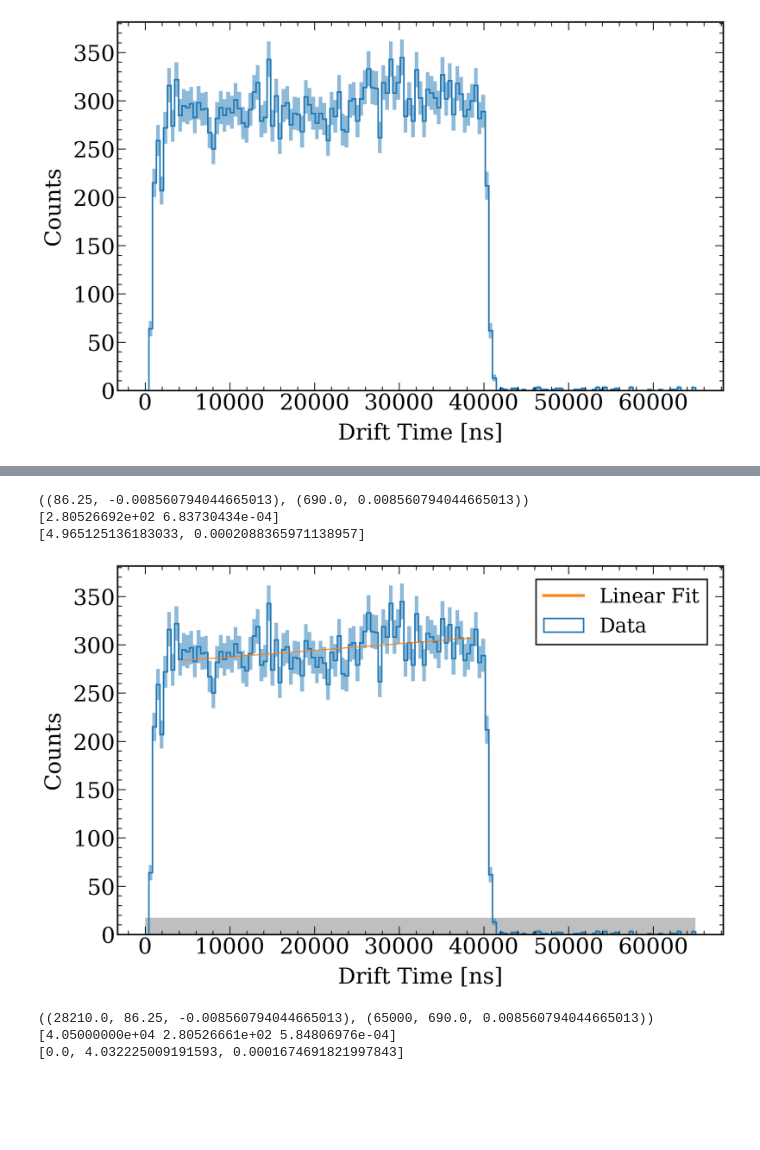
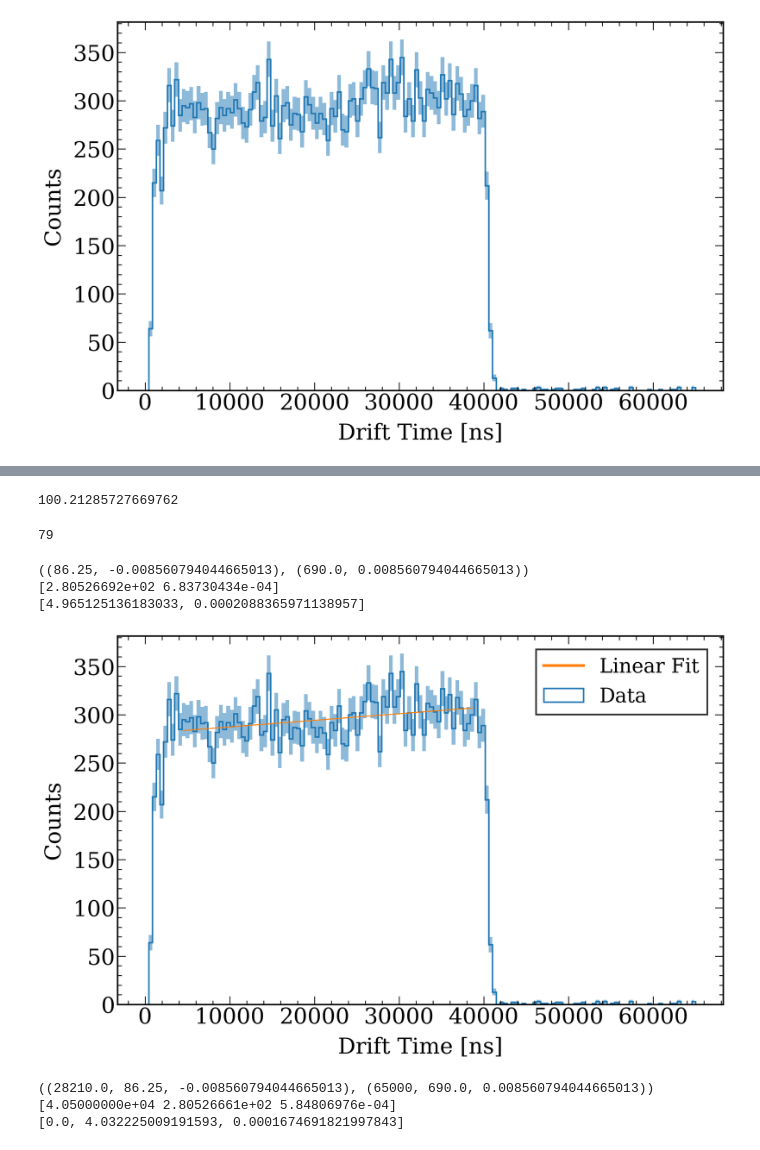
Before and after one commit to AG-Schumann/Xebra_Measurements_Analysis, a Jupyter notebook: Z_Position/Z_Position_Kr-83m.ipynb, the cells around one changed output, grey strips where cells are left out. Drawn from its saved outputs; the diff is of its cells as text; code cells hidden in the pictures; blank space fills up the shorter version.

```diff
--- a/Z_Position/Z_Position_Kr-83m.ipynb
+++ b/Z_Position/Z_Position_Kr-83m.ipynb
@@ -103,6 +116,16 @@ def Process(waveform, i):
                 k = k+1
 # %%
 num = len(waveform)
+
+Kr_S1_area_pmt0 = []
+Kr_S1_area_pmt1 = []
+Kr_S1_area_pmt2 = []
+Kr_S1_area_pmt3 = []
+Kr_S1_area_pmt4 = []
+Kr_S1_area_pmt5 = []
+Kr_S1_area_pmt6 = []
+Kr_S1_area_pmt7 = []
+Kr_S1_area_pmttop = []
 
 Kr_S2_area = []
 Kr_S2_width = []
@@ -116,7 +139,25 @@ for i in range(0,num):
 
     if i/num >= print_counter:
         print(round(print_counter,2), end = ' ')
-        print_counter += 0.1
+        print_counter += 0.05
 
 print(1.0)
+
+Kr_S1_area_pmt0 = np.array(Kr_S1_area_pmt0)
+Kr_S1_area_pmt1 = np.array(Kr_S1_area_pmt1)
+Kr_S1_area_pmt2 = np.array(Kr_S1_area_pmt2)
+Kr_S1_area_pmt3 = np.array(Kr_S1_area_pmt3)
+Kr_S1_area_pmt4 = np.array(Kr_S1_area_pmt4)
+Kr_S1_area_pmt5 = np.array(Kr_S1_area_pmt5)
+Kr_S1_area_pmt6 = np.array(Kr_S1_area_pmt6)
+Kr_S1_area_pmt7 = np.array(Kr_S1_area_pmt7)
+Kr_S1_area_pmttop = np.array(Kr_S1_area_pmttop)
+
+Kr_S1_area_pmtbottom = Kr_S1_area_pmt0
+Kr_S1_area_pmtall = Kr_S1_area_pmtbottom + Kr_S1_area_pmttop
+
+Kr_S2_area = np.array(Kr_S2_area)
+Kr_S2_width = np.array(Kr_S2_width)
+Kr_S2_risetime = np.array(Kr_S2_risetime)
+Kr_drifttime = np.array(Kr_drifttime)
 # %% [output]
@@ -228,3 +366,12 @@ counts_cut_extended = np.concatenate((np.array([0]*len_concat),
+# %%
+np.sum((counts[10:-60] - const(bins_x_center[10:-60], popt_const[0]))**2 /
+ (np.sqrt(counts[10:-60]))**2)
+# %% [output]
+100.21285727669762
+# %%
+len(counts[10:-60])
+# %% [output]
+79
 # %%
 # fit lin for first feeling
 
@@ -290,36 +437,36 @@ bins_x_center = (bins_x[1:] + bins_x[:-1])/2
 bin_fullwidths = (bins_x[1:] - bins_x[:-1])
 
 counts,_, patches = plt.hist(Kr_drifttime, bins=bins_x, density = False,
                             histtype='step', linewidth = 2.2, color = 'C0',
                             label = 'Data')
 
 plt.plot(bins_x_center[10:-60], lin(bins_x_center[10:-60], *popt), label = 'Linear Fit', color = 'C1')
 plt.plot
 
 plt.fill_between(bins_x_center, counts - np.sqrt(counts), counts + np.sqrt(counts),
                  facecolor='C0', alpha=0.5, step = 'mid')
 
-plt.fill_between(bins_x, 0, cut_min_counts,
+'''plt.fill_between(bins_x, 0, cut_min_counts,
                  facecolor='gray', alpha=0.5, step = 'mid'
                  #, label = 'Excluded\nfrom fit'
-                )
+                )'''
 
 plt.xlabel('Drift Time [ns]', fontsize = label_size, labelpad = label_pad)
 plt.ylabel('Counts', fontsize = label_size, labelpad = label_pad)
 
 #plt.xlim(0, time_limit)
 plt.ylim(bottom = 0)
 
 # Legend
 leg = plt.legend(loc=1, bbox_to_anchor=(0.99,0.99), fontsize=0.9*label_size, frameon=True, shadow=False, edgecolor='black', fancybox=False)
 #leg = plt.legend(loc=1, bbox_to_anchor=(0.99,0.99), fontsize=0.9*label_size, frameon=True, shadow=False, edgecolor='black', fancybox=False)
 for line in leg.get_lines(): # enumerated
     line.set_linewidth(4)
 leg.get_frame().set_linewidth(2.5)
 
 plt.show()
 # %% [output]
-[figure, old version]
+[figure, new version]
 # %%
 # fit linstep
 # fails so far
```
Also changed, not shown: parts of 34 cells of this notebook, 11 other files.
